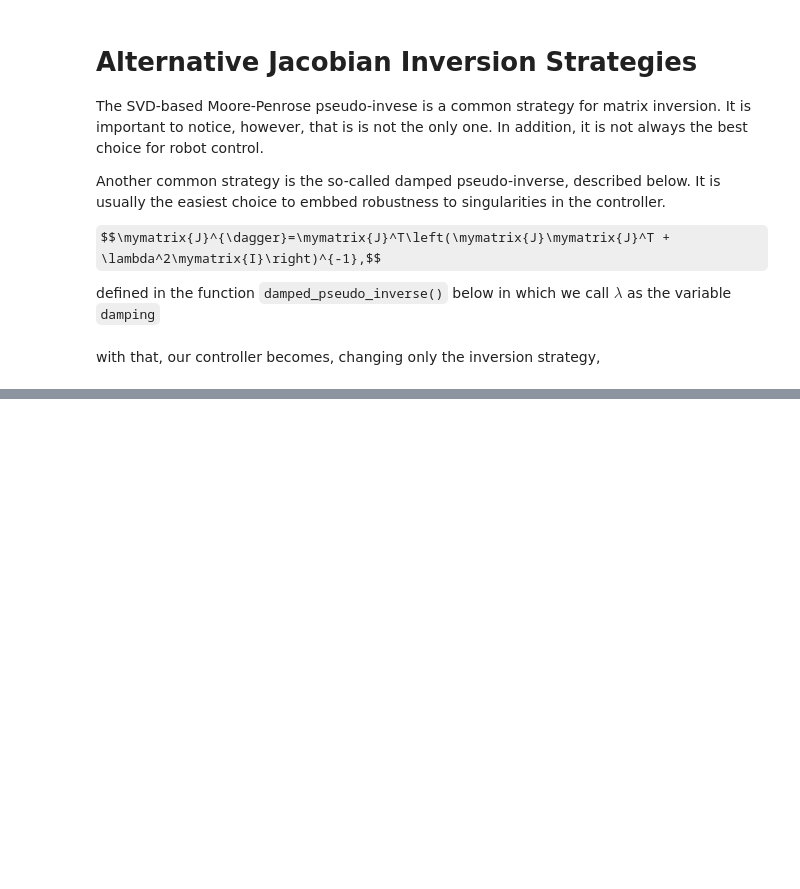
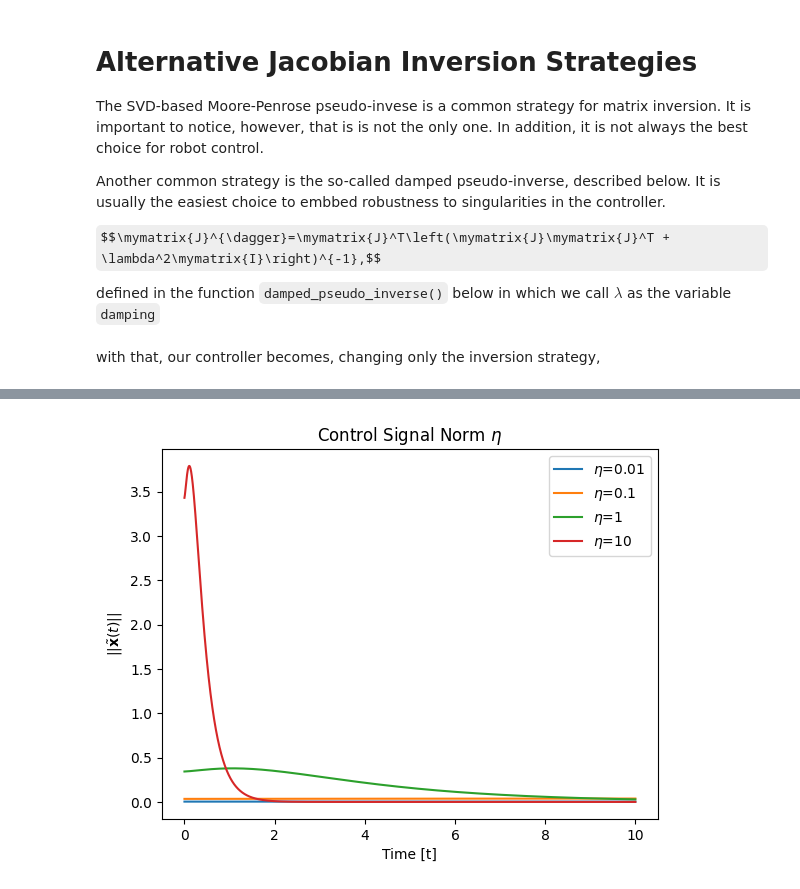
Before and after one commit to MarinhoLab/OpenExecutableBooksRobotics, a Jupyter notebook: lesson5_tutorial.ipynb, the cells around one changed output, grey strips where cells are left out. Saved outputs shown, nothing was run; the diff lists cells and outputs as text; code cells hidden in the pictures; some formulas as TeX source; blank space fills up the shorter version.

```diff
--- a/lesson5_tutorial.ipynb
+++ b/lesson5_tutorial.ipynb
@@ -303,0 +388,13 @@ plt.show()
+# %%
+# Run the controller again for each gain
+for i in range(0, len(etas)):
+    eta=etas[i]
+    plt.plot(t_list[i],u_norm_list[i], label=f"$\\eta$={eta}")
+
+plt.title('Control Signal Norm $\\eta$')
+plt.legend(loc="upper right")
+plt.xlabel("Time [t]")
+plt.ylabel("$||u (t) ||$")
+plt.show()
+# %% [output]
+[figure, added]
```
Also changed, not shown: parts of 7 cells of this notebook.
